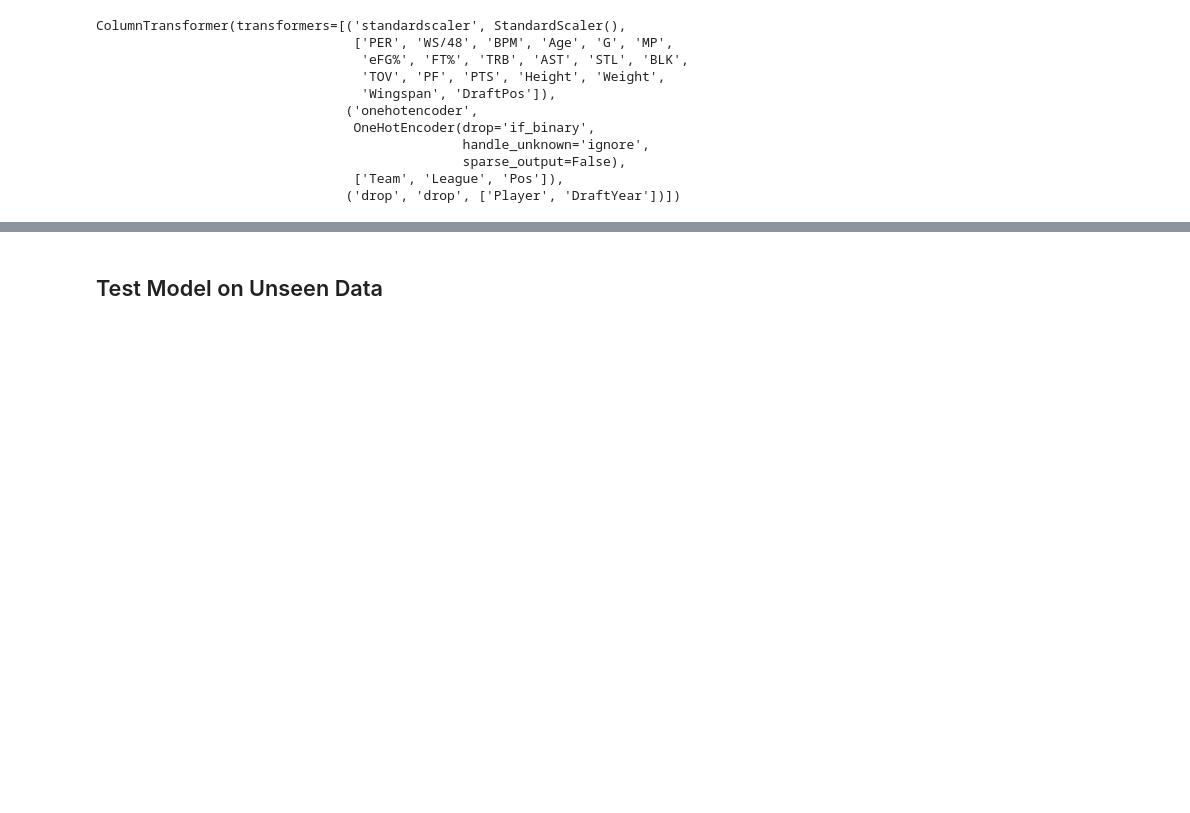
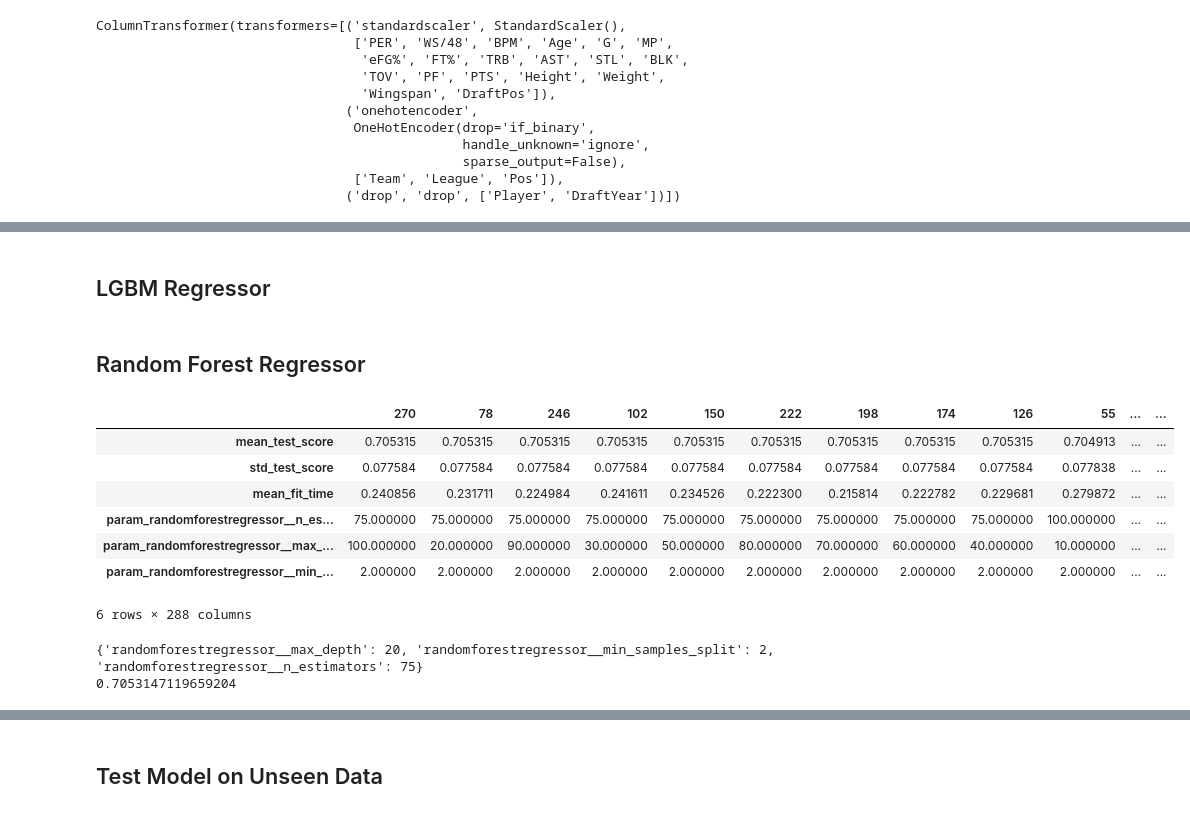
Before and after one commit to kevin-shiao/NBA-Draft, a Jupyter notebook: project.ipynb, the cells around one changed output, grey strips where cells are left out. Drawn from its saved outputs; the diff is of its cells as text; code cells hidden in the pictures; blank space fills up the shorter version.

```diff
--- a/project.ipynb
+++ b/project.ipynb
@@ -241,0 +350,61 @@ lasso_df_sorted
+# %% [markdown]
+## LGBM Regressor
+# %% [markdown]
+## Random Forest Regressor
+# %%
+# Create Model pipeline
+pipe_rf = make_pipeline(
+    preprocessor, RandomForestRegressor(random_state=123)
+)
+
+# Specify Param Grid
+param_grid_rf = {
+    "randomforestregressor__n_estimators": [3, 5, 10, 15, 20, 50, 75, 100],
+    "randomforestregressor__max_depth": [1, 5, 10, 20, 30, 40, 50, 60, 70, 80, 90, 100],
+    "randomforestregressor__min_samples_split": [2, 5, 10]
+}
+
+# Grid Search CV
+grid_search_rf = GridSearchCV(
+    pipe_rf,
+    param_grid=param_grid_rf,
+    scoring='r2',
+    refit=True,
+    n_jobs=-1,
+    return_train_score=True
+)
+
+# Fit Model
+grid_search_rf.fit(X_train, y_train)
+
+# View Results
+rf_df_sorted = pd.DataFrame(grid_search_rf.cv_results_)[
+    [
+        "mean_test_score",
+        "std_test_score",
+        "mean_fit_time",
+        'param_randomforestregressor__n_estimators',
+        'param_randomforestregressor__max_depth',
+        'param_randomforestregressor__min_samples_split'
+    ]
+].sort_values(
+    by=["mean_test_score"],
+    ascending=False
+).T
+# %%
+rf_df_sorted
+# %% [output]
+|  | 270 | 78 | 246 | 102 | 150 | 222 | 198 | 174 | 126 | 55 | ... | ... |
+| mean_test_score | 0.705315 | 0.705315 | 0.705315 | 0.705315 | 0.705315 | 0.705315 | 0.705315 | 0.705315 | 0.705315 | 0.704913 | ... | ... |
+| std_test_score | 0.077584 | 0.077584 | 0.077584 | 0.077584 | 0.077584 | 0.077584 | 0.077584 | 0.077584 | 0.077584 | 0.077838 | ... | ... |
+| mean_fit_time | 0.240856 | 0.231711 | 0.224984 | 0.241611 | 0.234526 | 0.222300 | 0.215814 | 0.222782 | 0.229681 | 0.279872 | ... | ... |
+| param_randomforestregressor__n_es... | 75.000000 | 75.000000 | 75.000000 | 75.000000 | 75.000000 | 75.000000 | 75.000000 | 75.000000 | 75.000000 | 100.000000 | ... | ... |
+| param_randomforestregressor__max_... | 100.000000 | 20.000000 | 90.000000 | 30.000000 | 50.000000 | 80.000000 | 70.000000 | 60.000000 | 40.000000 | 10.000000 | ... | ... |
+| param_randomforestregressor__min_... | 2.000000 | 2.000000 | 2.000000 | 2.000000 | 2.000000 | 2.000000 | 2.000000 | 2.000000 | 2.000000 | 2.000000 | ... | ... |
+6 rows × 288 columns
+# %%
+print(grid_search_rf.best_params_)
+print(grid_search_rf.best_score_)
+# %% [output]
+{'randomforestregressor__max_depth': 20, 'randomforestregressor__min_samples_split': 2, 'randomforestregressor__n_estimators': 75}
+0.7053147119659204
```
Also changed, not shown: parts of 16 cells of this notebook.
